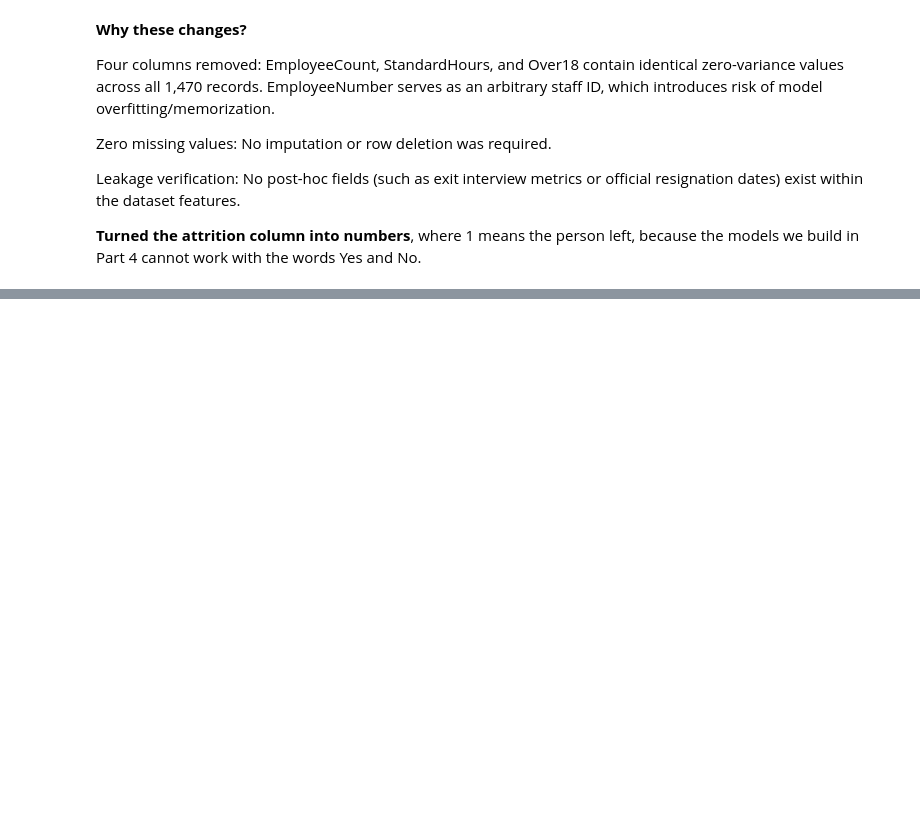
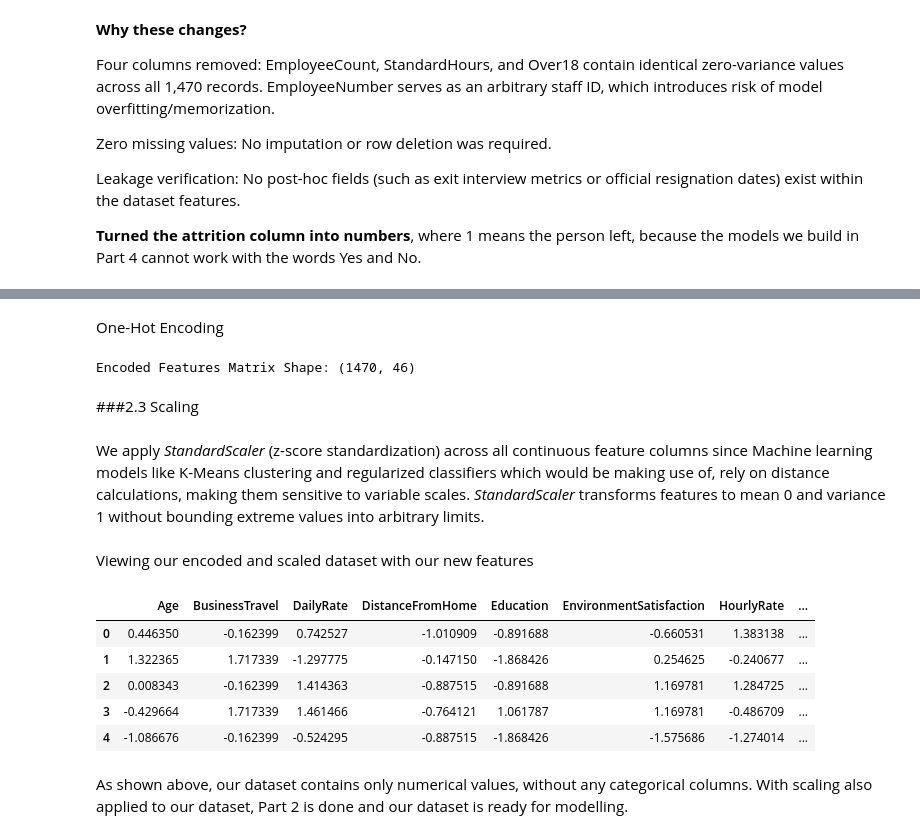
Before and after one commit to Praise-Oluwasikemi/TS-Academy-Group-4-IBM-HR-Analytics-Attrition, a Jupyter notebook: group_04_yourname.ipynb, the cells around one changed output, grey strips where cells are left out. Drawn from its saved outputs; the diff is of its cells as text; code cells hidden in the pictures; blank space fills up the shorter version.

```diff
--- a/group_04_yourname.ipynb
+++ b/group_04_yourname.ipynb
@@ -419,0 +477,4 @@ columns only hint at.
+# %%
+travel_map = {'Non-Travel': 0, 'Travel_Rarely': 1, 'Travel_Frequently': 2}
+if 'BusinessTravel' in X.columns:
+    X['BusinessTravel'] = X['BusinessTravel'].map(travel_map)
@@ -419,0 +483,3 @@ columns only hint at.
+# %%
+cat_cols = X.select_dtypes(include=['object', 'category']).columns.tolist()
+df[cat_cols].head()
@@ -419,0 +493,37 @@ columns only hint at.
+# %% [markdown]
+One-Hot Encoding
+# %%
+# One-Hot Encode with drop_first=True
+X_encoded = pd.get_dummies(X, columns=cat_cols, drop_first=True)
+
+print("Encoded Features Matrix Shape:", X_encoded.shape)
+# %% [output]
+Encoded Features Matrix Shape: (1470, 46)
+# %% [markdown]
+###2.3 Scaling
+# %% [markdown]
+We apply *StandardScaler* (z-score standardization) across all continuous feature columns since Machine learning models like K-Means clustering and regularized classifiers which would be making use of, rely on distance calculations, making them sensitive to variable scales. *StandardScaler* transforms features to mean 0 and variance 1 without bounding extreme values into arbitrary limits.
+# %%
+from sklearn.preprocessing import StandardScaler
+
+# Instantiate Scaler
+scaler = StandardScaler()
+
+# Fit and transform feature matrix
+X_scaled = scaler.fit_transform(X_encoded)
+
+# Convert back to DataFrame for clean column retention during Part 3 & 4
+X_scaled_df = pd.DataFrame(X_scaled, columns=X_encoded.columns)
+# %% [markdown]
+Viewing our encoded and scaled dataset with our new features
+# %%
+X_scaled_df.head()
+# %% [output]
+|  | Age | BusinessTravel | DailyRate | DistanceFromHome | Education | EnvironmentSatisfaction | HourlyRate | ... |
+| 0 | 0.446350 | -0.162399 | 0.742527 | -1.010909 | -0.891688 | -0.660531 | 1.383138 | ... |
+| 1 | 1.322365 | 1.717339 | -1.297775 | -0.147150 | -1.868426 | 0.254625 | -0.240677 | ... |
+| 2 | 0.008343 | -0.162399 | 1.414363 | -0.887515 | -0.891688 | 1.169781 | 1.284725 | ... |
+| 3 | -0.429664 | 1.717339 | 1.461466 | -0.764121 | 1.061787 | 1.169781 | -0.486709 | ... |
+| 4 | -1.086676 | -0.162399 | -0.524295 | -0.887515 | -1.868426 | -1.575686 | -1.274014 | ... |
+# %% [markdown]
+As shown above, our dataset contains only numerical values, without any categorical columns. With scaling also applied to our dataset, Part 2 is done and our dataset is ready for modelling.
```
Also changed, not shown: parts of 15 cells of this notebook.
